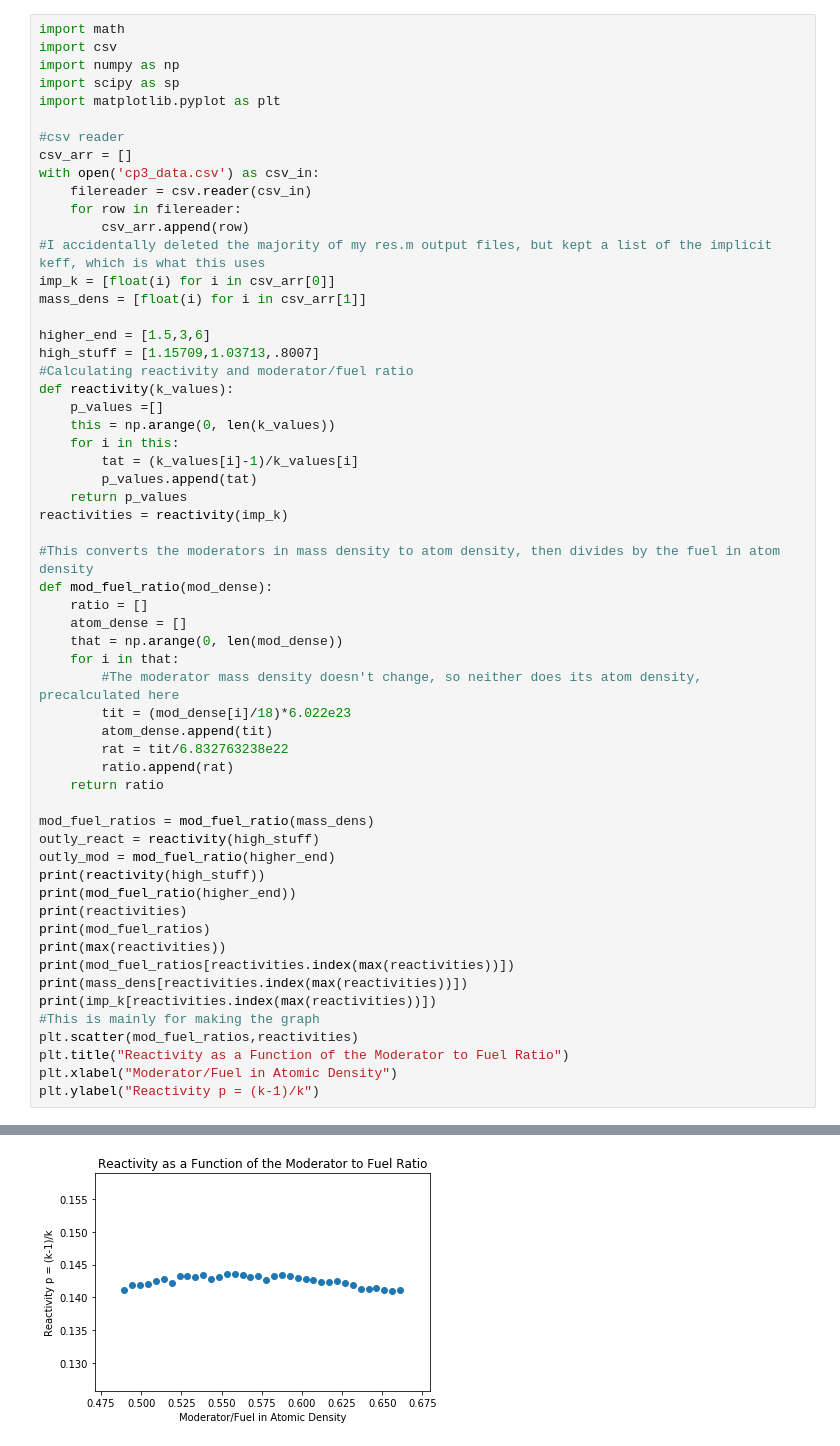
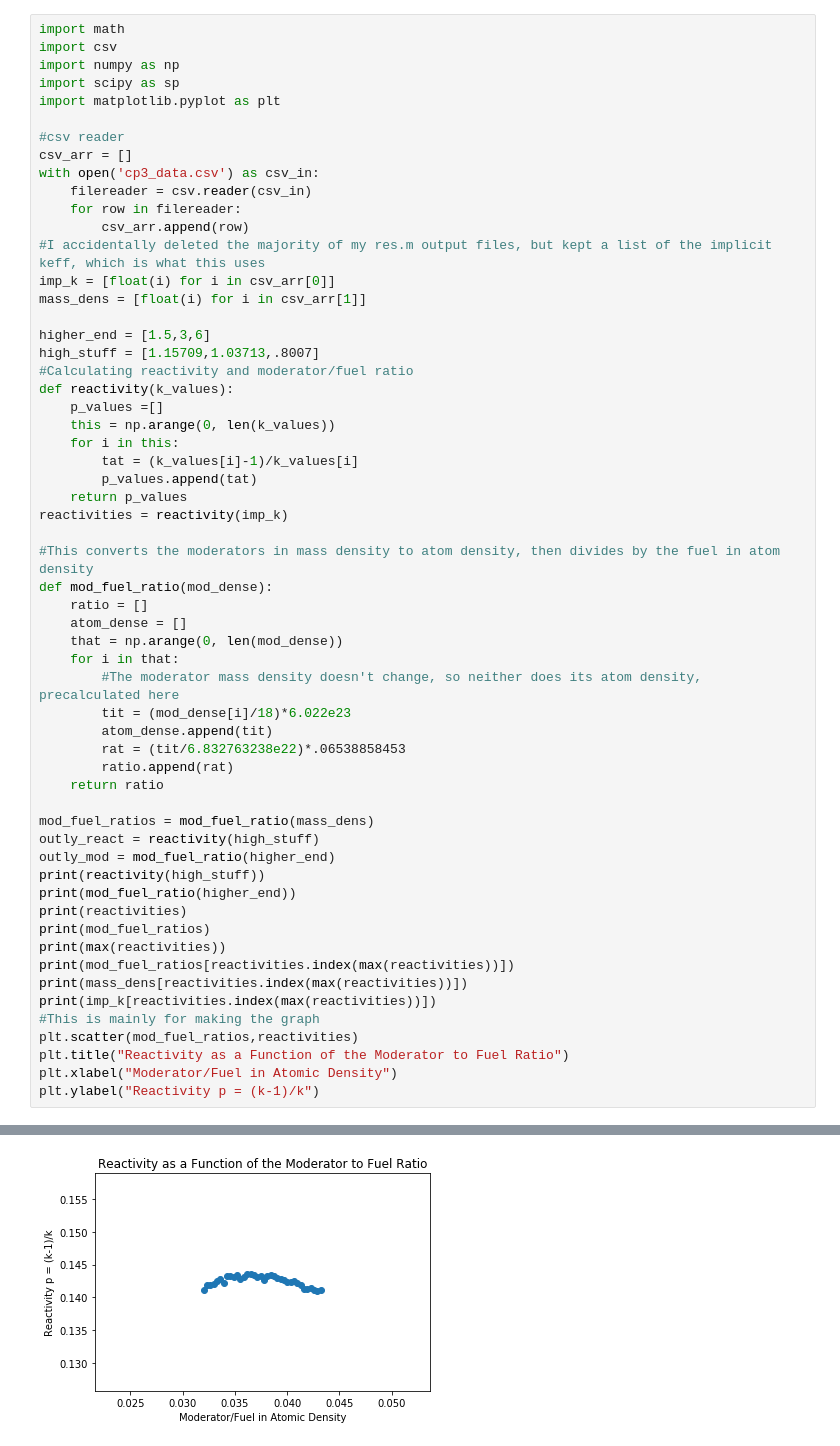
Before and after one commit to leivathan/cp3-leivathan, a Jupyter notebook: code/cp3_notebook.ipynb, the cells around one changed output, grey strips where cells are left out. Saved outputs shown, nothing was run; the diff lists cells and outputs as text.

```diff
--- a/code/cp3_notebook.ipynb
+++ b/code/cp3_notebook.ipynb
@@ -36,7 +36,7 @@ def mod_fuel_ratio(mod_dense):
         #The moderator mass density doesn't change, so neither does its atom density, precalculated here
         tit = (mod_dense[i]/18)*6.022e23
         atom_dense.append(tit)
-        rat = tit/6.832763238e22
+        rat = (tit/6.832763238e22)*.06538858453
         ratio.append(rat)
     return ratio
 
@@ -66,7 +66,7 @@ plt.ylabel("Reactivity p = (k-1)/k")
 1.14
 1.16772
 Text(0,0.5,'Reactivity p = (k-1)/k')
-[figure, old version]
+[figure, new version]
 # %%
 #This is the graph with the outliers used to determine where to start calculations
 plt.scatter(mod_fuel_ratios,reactivities,label = 'Calculations within moderator density range 1-1.35')
```
Also changed, not shown: parts of 2 cells of this notebook, 2 other files.
